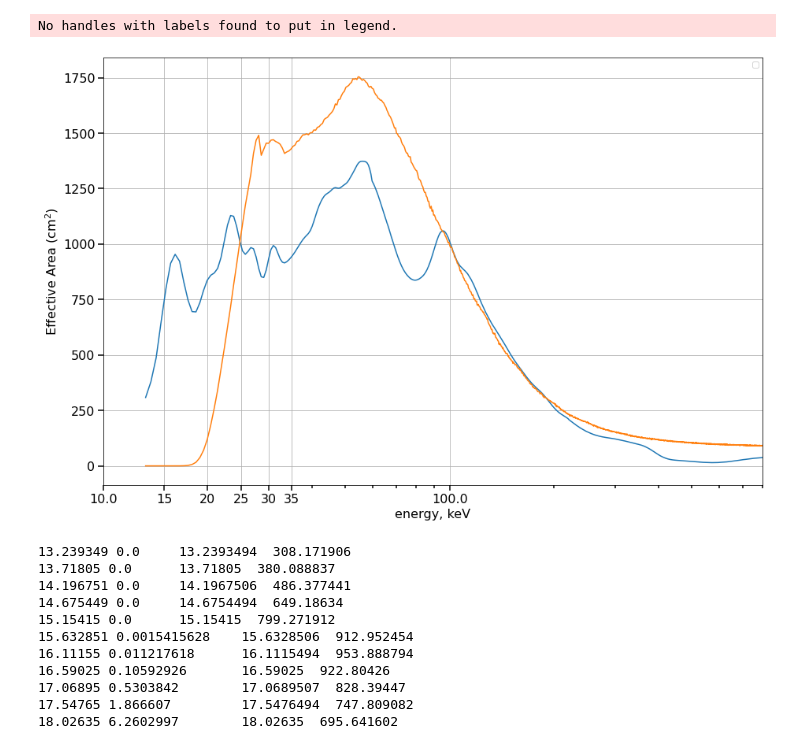
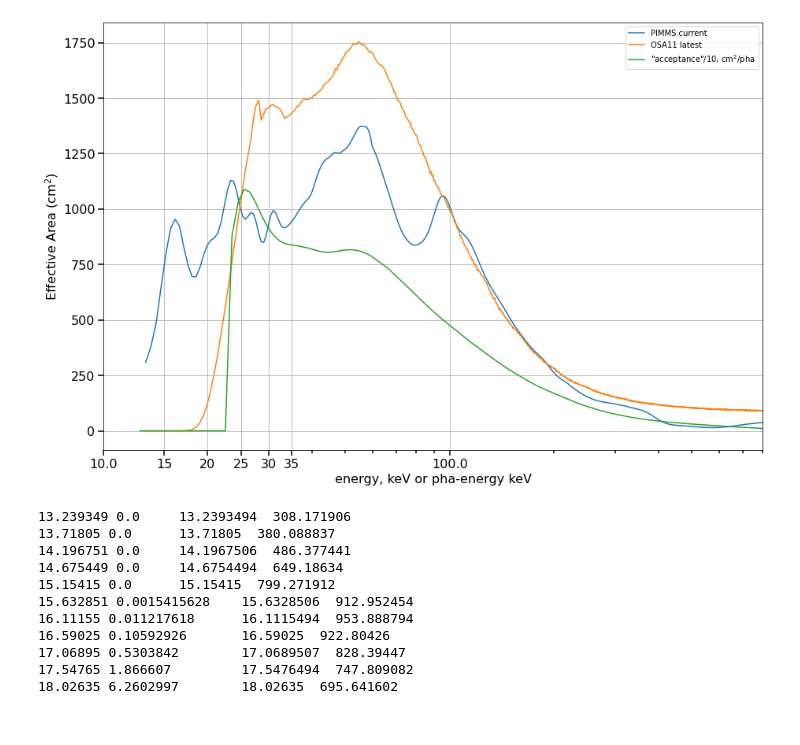
Before and after one commit to volodymyrss/integral-pimms-data, a Jupyter notebook: derive-integral-data.ipynb, the cells around one changed output. Drawn from its saved outputs; the diff is of its cells as text; code cells hidden in the pictures.

Commit message:
new plots etc

```diff
--- a/derive-integral-data.ipynb
+++ b/derive-integral-data.ipynb
@@ -19,3 +19,14 @@ def get_isgri_matrix(n=43):
             ).read()
         )
     )
+
+def get_isgri_ebds(n=43):
+    return fits.open(
+        io.BytesIO(
+            urllib.request.urlopen(
+                f"ftp://isdcarc.unige.ch/arc/rev_3/ic/ibis/rsp/isgr_ebds_mod_0002.fits"
+            ).read()
+        )
+    )
+
+get_isgri_ebds()
@@ -22,35 +76,50 @@ def get_isgri_matrix(n=43):
 # %%
 m = get_isgri_matrix()
 effarea = np.stack(m[1].data['MATRIX']).sum(1)
+acceptance = np.stack(m[1].data['MATRIX']).sum(0)
 energy = (m[1].data['ENERG_LO'] + m[1].data['ENERG_HI'])*0.5
+
+eb = get_isgri_ebds()
+pha_energy = (eb[1].data['E_MIN'] + eb[1].data['E_MAX'])*0.5
+d_pha_energy  = (eb[1].data['E_MAX'] - eb[1].data['E_MIN'])*0.5
 # %%
 plt.figure(figsize=(15, 10))
 
 plt.plot(
         example_data.energy,
         example_data.effarea,
+        label="PIMMS current",
     )
 
 plt.plot(
         energy,
         effarea,
+        label="OSA11 latest",
+    )
+
+plt.plot(
+        pha_energy,
+        acceptance/d_pha_energy/10,
+        label="\"acceptance\"/10, cm$^2$/pha"
     )
 
 boilerplate.axes_legend_label(
     [plt.gca()],
-    xlabel="energy, keV",
+    xlabel="energy, keV or pha-energy keV",
     ylabel="Effective Area (cm$^2$)"
 )
 
 
 plt.semilogx()
 
 boilerplate.extra_ticks([15, 20, 25, 30, 35])
 plt.xlim([10,800])
 plt.grid()
+plt.legend()
+
+plt.savefig("areas.png")
 # %% [output]
-No handles with labels found to put in legend.
-[figure, old version]
+[figure, new version]
 # %%
 pd.DataFrame(dict(
     energy=energy,
```
Also changed, not shown: parts of 3 cells of this notebook, 2 other files.
